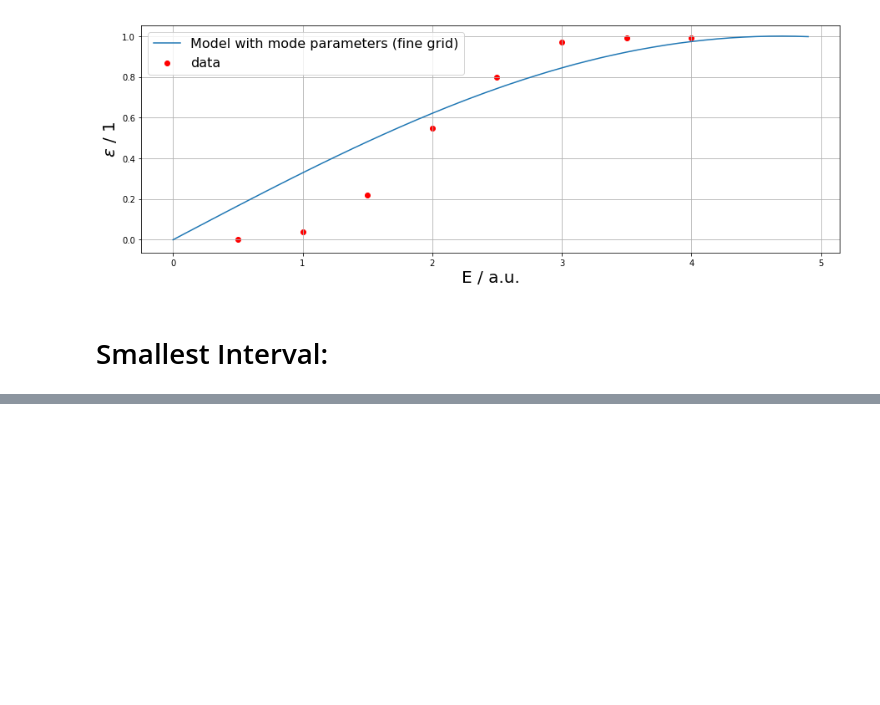
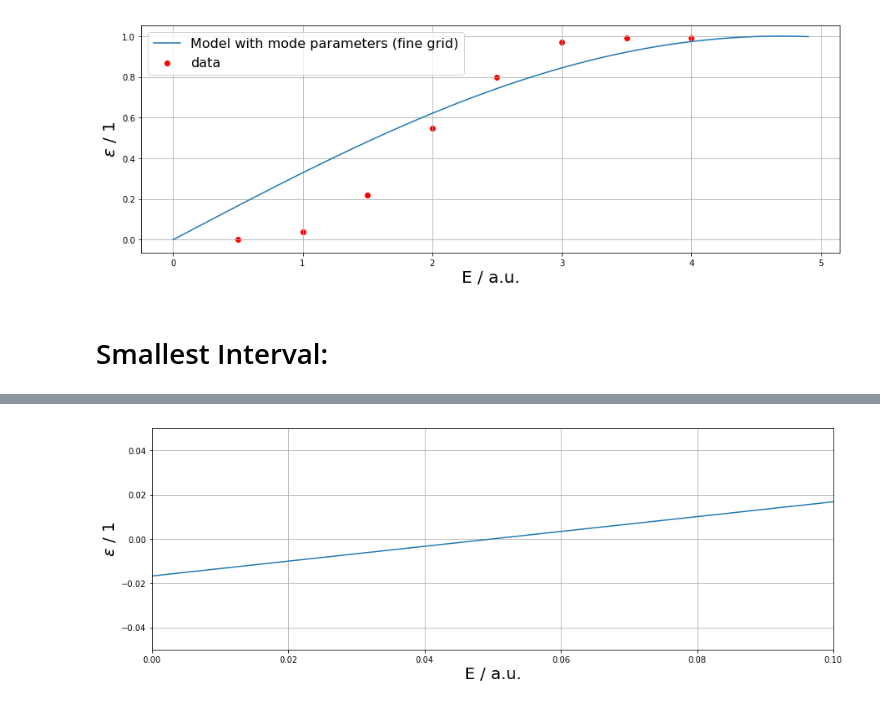
Before and after one commit to schustermartin/data_analysis_tutorium, a Jupyter notebook: Exercises/Chapter_05/Ch05_Ex02.ipynb, the cells around one changed output, grey strips where cells are left out. Cells and saved outputs as stored; diff of their text form; code cells hidden in the pictures; blank space fills up the shorter version.

```diff
--- a/Exercises/Chapter_05/Ch05_Ex02.ipynb
+++ b/Exercises/Chapter_05/Ch05_Ex02.ipynb
@@ -253,0 +309,14 @@ list1, list2 = zip(*sorted(zip(list1, list2)))
+# %%
+A = PDF_triple[0][1]
+E0 = 0.05
+plt.figure(figsize=(15, 5))
+plt.plot(energies, epsilon(energies, A, E0), label="Model with mode parameters (fine grid)")
+plt.scatter(Energies, Rates, color="red", label="data")
+plt.grid()
+plt.xlim(0., 0.1)
+plt.ylim(-0.05, 0.05)
+plt.xlabel("E / a.u.", fontsize=20)
+plt.ylabel(r"$\epsilon$ / 1", fontsize=20)
+plt.show()
+# %% [output]
+[figure, added]
```
Also changed, not shown: parts of 7 cells of this notebook.
